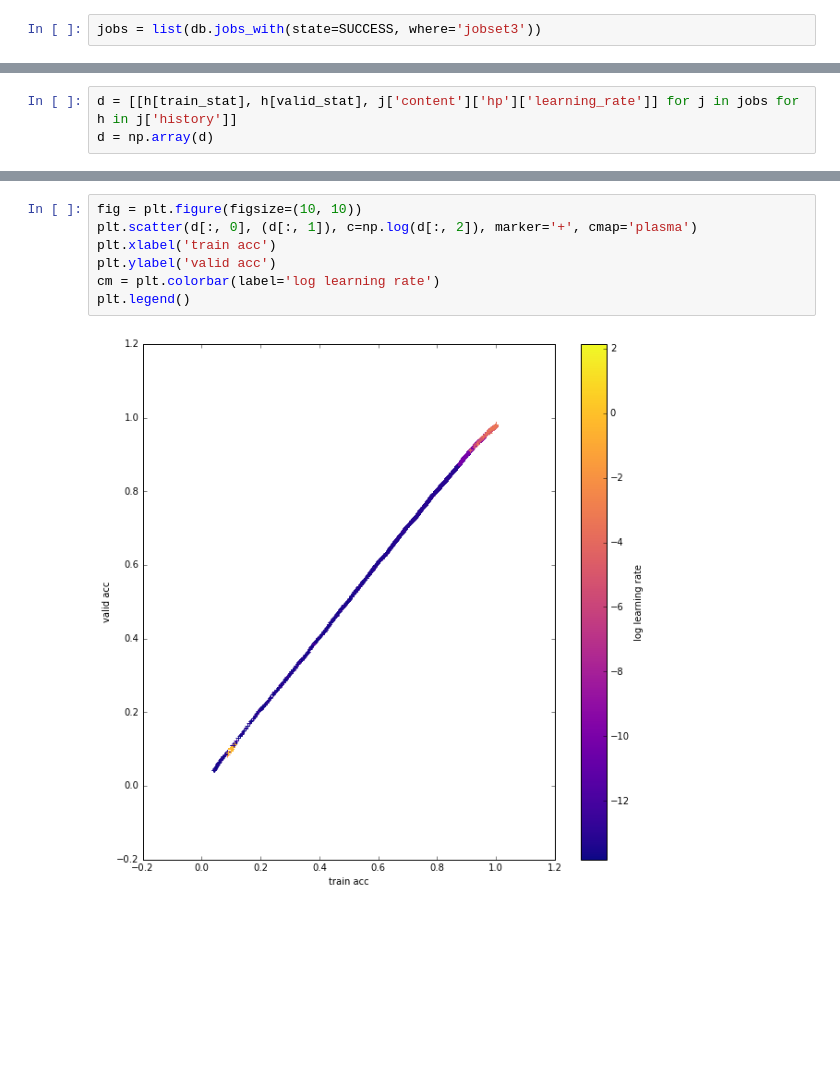
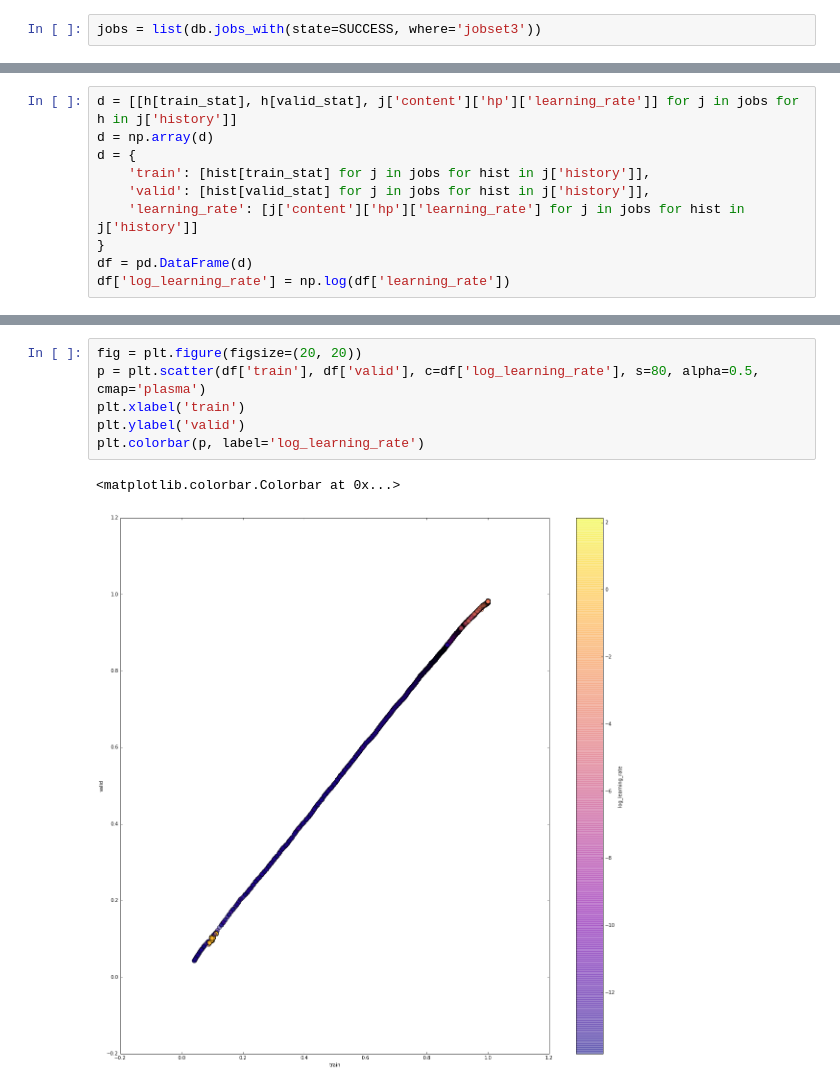
Before and after one commit to mehdidc/learning_rate_and_generalization, a Jupyter notebook: analysis.ipynb, the cells around one changed output, grey strips where cells are left out. Saved outputs shown, nothing was run; the diff lists cells and outputs as text; blank space fills up the shorter version.

```diff
--- a/analysis.ipynb
+++ b/analysis.ipynb
@@ -36,4 +42,11 @@ plt.legend()
 # %%
 d = [[h[train_stat], h[valid_stat], j['content']['hp']['learning_rate']] for j in jobs for h in j['history']]
 d = np.array(d)
+d = {
+    'train': [hist[train_stat] for j in jobs for hist in j['history']],
+    'valid': [hist[valid_stat] for j in jobs for hist in j['history']],
+    'learning_rate': [j['content']['hp']['learning_rate'] for j in jobs for hist in j['history']]
+}
+df = pd.DataFrame(d)
+df['log_learning_rate'] = np.log(df['learning_rate'])
 # %%
@@ -48,11 +70,11 @@ plt.legend()
 # %%
-fig = plt.figure(figsize=(10, 10))
-plt.scatter(d[:, 0], (d[:, 1]), c=np.log(d[:, 2]), marker='+', cmap='plasma')
-plt.xlabel('train acc')
-plt.ylabel('valid acc')
-cm = plt.colorbar(label='log learning rate')
-plt.legend()
+fig = plt.figure(figsize=(20, 20))
+p = plt.scatter(df['train'], df['valid'], c=df['log_learning_rate'], s=80, alpha=0.5, cmap='plasma')
+plt.xlabel('train')
+plt.ylabel('valid')
+plt.colorbar(p, label='log_learning_rate')
 # %% [output]
+<matplotlib.colorbar.Colorbar at 0x...>
-[figure, old version]
+[figure, new version]
 # %%
 fig = plt.figure(figsize=(20, 20))
```
Also changed, not shown: parts of 10 cells of this notebook.
